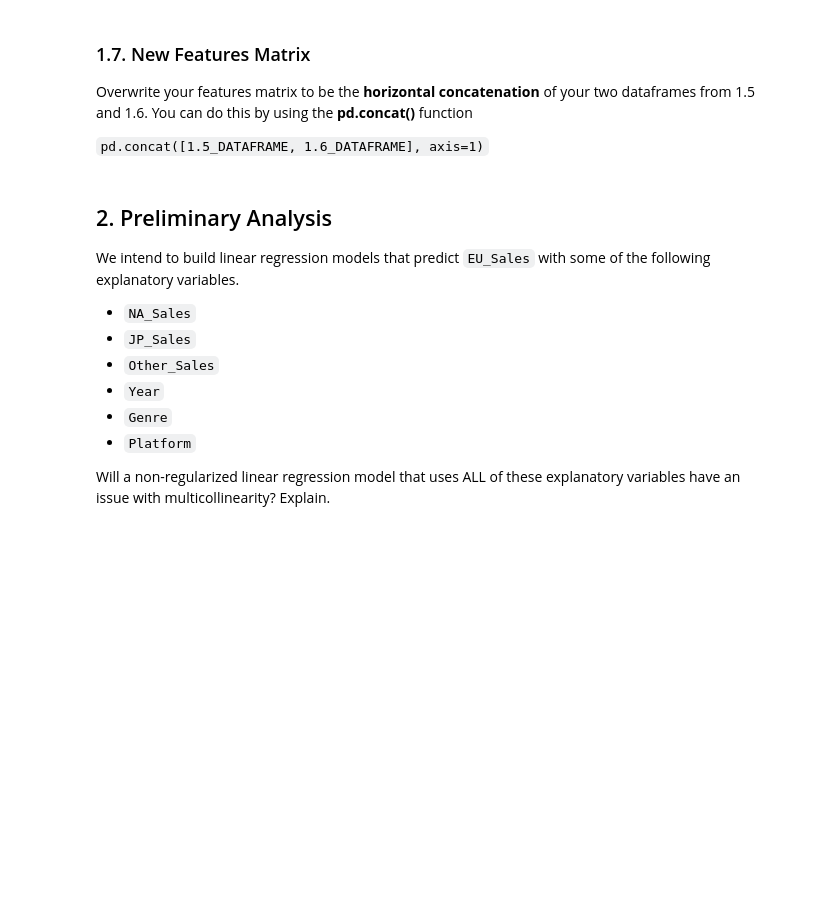
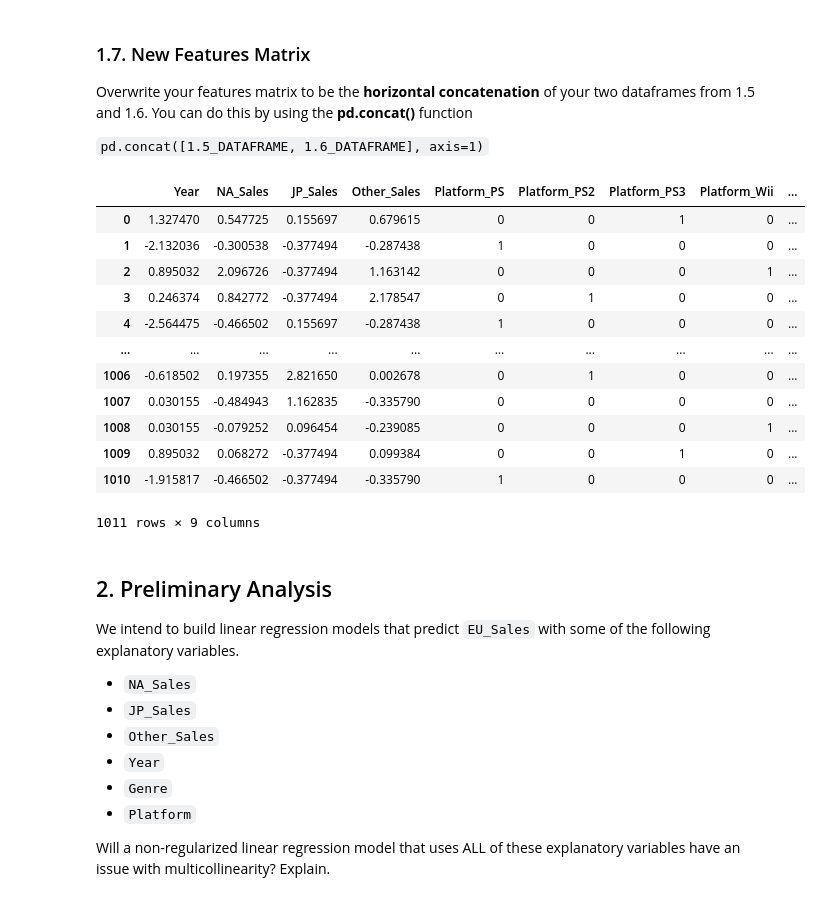
Before and after one commit to ryguy2k4/stat207, a Jupyter notebook: lab_09/lab_09_individual.ipynb, the cells around one changed output. Saved outputs shown, nothing was run; the diff lists cells and outputs as text; code cells hidden in the pictures; blank space fills up the shorter version.

```diff
--- a/lab_09/lab_09_individual.ipynb
+++ b/lab_09/lab_09_individual.ipynb
@@ -177,3 +263,6 @@ Ideally, the model that we select would also be interpretable.
 ### 1.3. Dropping Unneeded Variables
 
 We don't intend to use the `Name` column in this analysis, so let's drop this variable from the dataframe.
+# %%
+df = df[["Platform","Year","Genre","NA_Sales","EU_Sales","JP_Sales","Other_Sales"]]
+df
@@ -181,3 +284,5 @@ We don't intend to use the `Name` column in this analysis, so let's drop this va
 ### 1.4. Features Matrix and Target Array
 
 Use this full dataset (ie. not one that has been split into training or test dataset) to create a features matrix and target array for our linear regression models.
+# %%
+df_features = df.drop(["EU_Sales"], axis=1)
@@ -185,3 +292,8 @@ Use this full dataset (ie. not one that has been split into training or test dat
 ### 1.5. Scaling the Numerical Explanatory Variables
 
 First create another dataframe that is comprised of just the numerical variables that have been z-score scaled.
+# %%
+scaler = StandardScaler()
+scaled_features = scaler.fit_transform(df_features[["Year", "NA_Sales", "JP_Sales", "Other_Sales"]])
+df_features_scaled = pd.DataFrame(scaled_features, columns=df_features[["Year", "NA_Sales", "JP_Sales", "Other_Sales"]].columns)
+df_features_scaled
@@ -196,3 +322,6 @@ You can do this by using the **pd.get_dummies()** function, specifically setting
 
 
 Create this dataframe of the appropriate 0/1 indicator variables below.
+# %%
+df_features_dummies = pd.get_dummies(df_features[["Platform", "Genre"]], drop_first=True, dtype=int)
+df_features_dummies
@@ -202,6 +345,23 @@ Create this dataframe of the appropriate 0/1 indicator variables below.
 Overwrite your features matrix to be the **horizontal concatenation** of your two dataframes from 1.5 and 1.6. You can do this by using the **pd.concat()** function
 
 `pd.concat([1.5_DATAFRAME, 1.6_DATAFRAME], axis=1)`
+# %%
+df_features = pd.concat([df_features_scaled, df_features_dummies], axis=1)
+df_features
+# %% [output]
+|  | Year | NA_Sales | JP_Sales | Other_Sales | Platform_PS | Platform_PS2 | Platform_PS3 | Platform_Wii | ... |
+| 0 | 1.327470 | 0.547725 | 0.155697 | 0.679615 | 0 | 0 | 1 | 0 | ... |
+| 1 | -2.132036 | -0.300538 | -0.377494 | -0.287438 | 1 | 0 | 0 | 0 | ... |
+| 2 | 0.895032 | 2.096726 | -0.377494 | 1.163142 | 0 | 0 | 0 | 1 | ... |
+| 3 | 0.246374 | 0.842772 | -0.377494 | 2.178547 | 0 | 1 | 0 | 0 | ... |
+| 4 | -2.564475 | -0.466502 | 0.155697 | -0.287438 | 1 | 0 | 0 | 0 | ... |
+| ... | ... | ... | ... | ... | ... | ... | ... | ... | ... |
+| 1006 | -0.618502 | 0.197355 | 2.821650 | 0.002678 | 0 | 1 | 0 | 0 | ... |
+| 1007 | 0.030155 | -0.484943 | 1.162835 | -0.335790 | 0 | 0 | 0 | 0 | ... |
+| 1008 | 0.030155 | -0.079252 | 0.096454 | -0.239085 | 0 | 0 | 0 | 1 | ... |
+| 1009 | 0.895032 | 0.068272 | -0.377494 | 0.099384 | 0 | 0 | 1 | 0 | ... |
+| 1010 | -1.915817 | -0.466502 | -0.377494 | -0.335790 | 1 | 0 | 0 | 0 | ... |
+1011 rows × 9 columns
 # %% [markdown]
 ## 2. Preliminary Analysis
 
```
Also changed, not shown: parts of 14 cells of this notebook, 1 other file.
